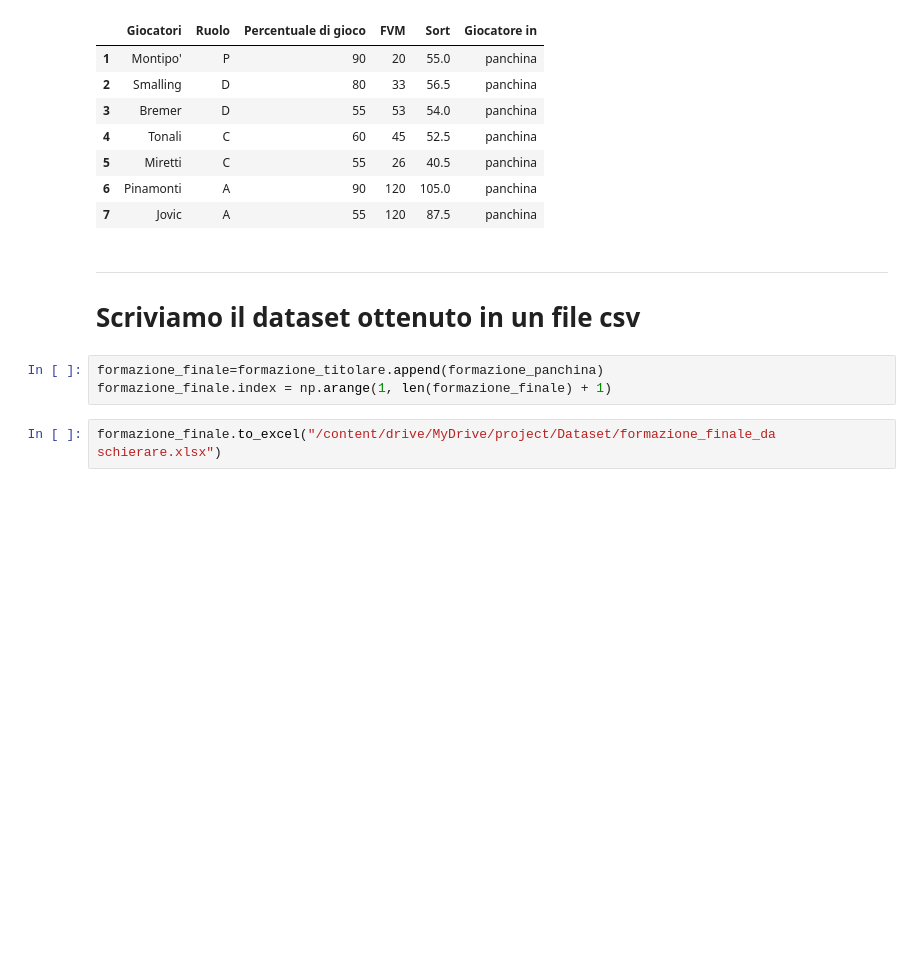
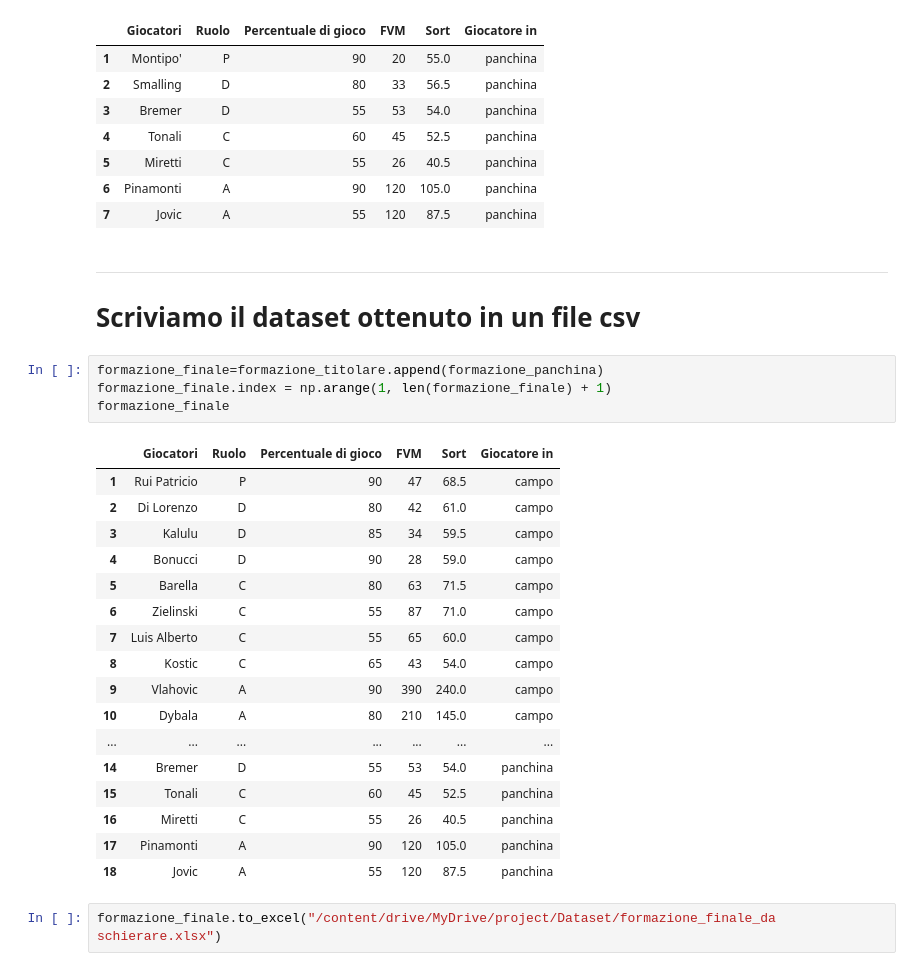
Before and after one commit to MattiaGatto/get_formazione_fantacalcio, a Jupyter notebook: selection_players_serie_A.ipynb, the cells around one changed output. Saved outputs shown, nothing was run; the diff lists cells and outputs as text; blank space fills up the shorter version.

```diff
--- a/selection_players_serie_A.ipynb
+++ b/selection_players_serie_A.ipynb
@@ -603,5 +587,24 @@ formazione_panchina
 # %%
 formazione_finale=formazione_titolare.append(formazione_panchina)
 formazione_finale.index = np.arange(1, len(formazione_finale) + 1)
+formazione_finale
+# %% [output]
+|  | Giocatori | Ruolo | Percentuale di gioco | FVM | Sort | Giocatore in |
+| 1 | Rui Patricio | P | 90 | 47 | 68.5 | campo |
+| 2 | Di Lorenzo | D | 80 | 42 | 61.0 | campo |
+| 3 | Kalulu | D | 85 | 34 | 59.5 | campo |
+| 4 | Bonucci | D | 90 | 28 | 59.0 | campo |
+| 5 | Barella | C | 80 | 63 | 71.5 | campo |
+| 6 | Zielinski | C | 55 | 87 | 71.0 | campo |
+| 7 | Luis Alberto | C | 55 | 65 | 60.0 | campo |
+| 8 | Kostic | C | 65 | 43 | 54.0 | campo |
+| 9 | Vlahovic | A | 90 | 390 | 240.0 | campo |
+| 10 | Dybala | A | 80 | 210 | 145.0 | campo |
+| ... | ... | ... | ... | ... | ... | ... |
+| 14 | Bremer | D | 55 | 53 | 54.0 | panchina |
+| 15 | Tonali | C | 60 | 45 | 52.5 | panchina |
+| 16 | Miretti | C | 55 | 26 | 40.5 | panchina |
+| 17 | Pinamonti | A | 90 | 120 | 105.0 | panchina |
+| 18 | Jovic | A | 55 | 120 | 87.5 | panchina |
 # %%
 formazione_finale.to_excel("/content/drive/MyDrive/project/Dataset/formazione_finale_da schierare.xlsx")
```
Also changed, not shown: parts of 10 cells of this notebook.
